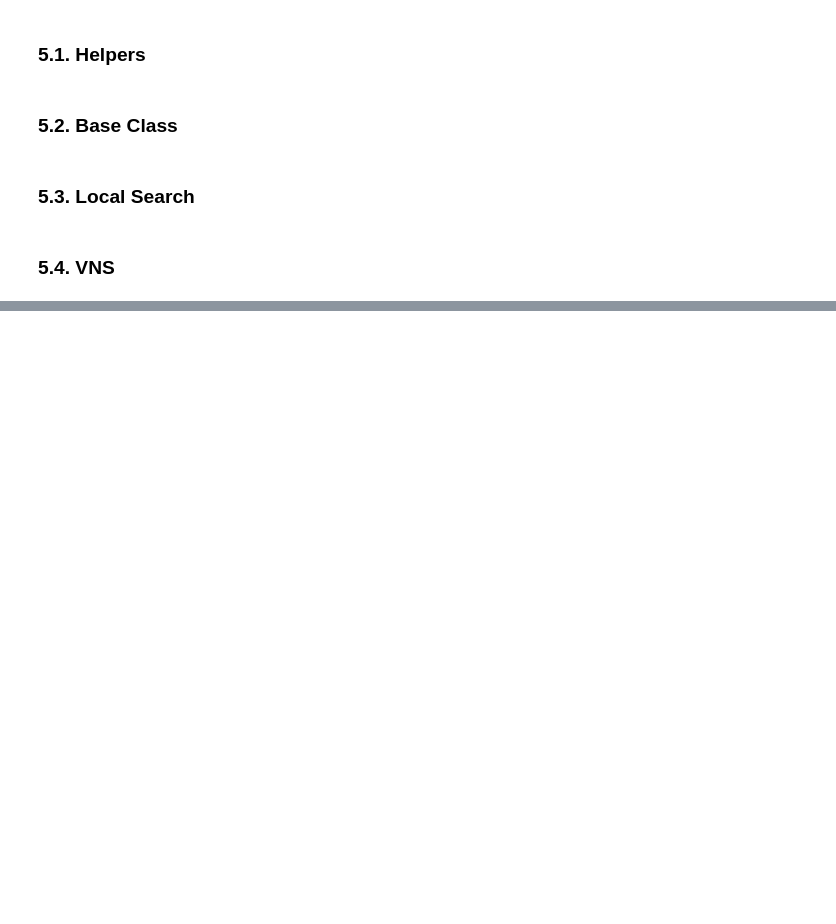
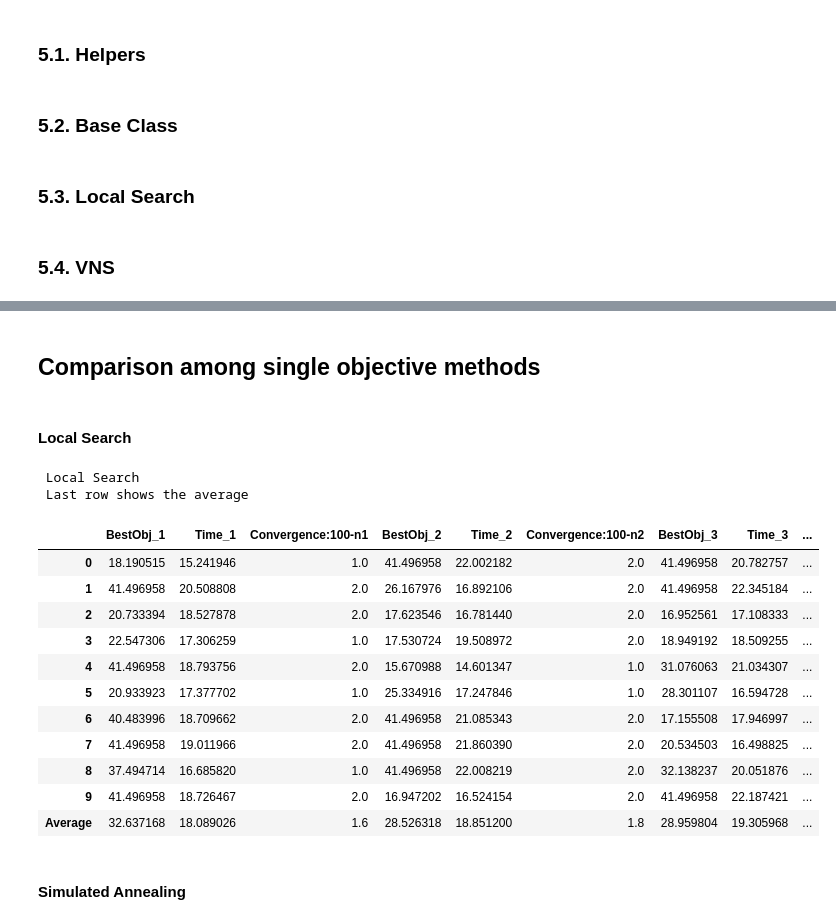
Before and after one commit to TengXu94/simulation-and-optimization, a Jupyter notebook: group_5_project/Group_5_Simulation.ipynb, the cells around one changed output, grey strips where cells are left out. Cells and saved outputs as stored; diff of their text form; code cells hidden in the pictures; blank space fills up the shorter version.

```diff
--- a/group_5_project/Group_5_Simulation.ipynb
+++ b/group_5_project/Group_5_Simulation.ipynb
@@ -1723,0 +1785,65 @@ AttributeError: 'VNSMultiObj' object has no attribute 'print_pareto_frontier'
+# %% [markdown]
+## Comparison among single objective methods
+# %% [markdown]
+#### Local Search
+# %%
+Local_search_best = [[]]
+Local_search_time = [[]]
+Local_search_convergence = [[]]
+
+for k in range(4):
+
+    Local_search_best_k = []
+    Local_search_time_k = []
+    Local_search_convergence_k = []
+    for i in range(10):
+        local_search = LocalSearch(rg_, init_sol, 2, "average")
+        local_search.run(which_neighbor=k+1)
+
+        Local_search_best_k.append(local_search.history_bestsol[-1])
+        Local_search_time_k.append(local_search.time)
+        Local_search_convergence_k.append(local_search.history_bestsol.count(local_search.history_bestsol[-1]))
+
+    Local_search_best.append(Local_search_best_k)
+    Local_search_time.append(Local_search_time_k)
+    Local_search_convergence.append(Local_search_convergence_k)
+# %%
+def Average(lst):
+    return sum(lst) / len(lst)
+x={}
+for i in range(1,5):
+    x['BestObj_'+str(i)] = Local_search_best[i]
+    x['Time_'+str(i)] = Local_search_time[i]
+    x['Convergence:100-n'+str(i)] = Local_search_convergence[i]
+
+LS_SO = pd.DataFrame(x)
+
+new_row={}
+for i in range(1,5):
+    new_row['BestObj_'+str(i)] = Average(Local_search_best[i])
+    new_row['Time_'+str(i)] = Average(Local_search_time[i])
+    new_row['Convergence:100-n'+str(i)] = Average(Local_search_convergence[i])
+
+LS_SO = LS_SO.append(new_row, ignore_index=True)
+LS_SO.rename({LS_SO.index[-1]: 'Average'}, inplace=True)
+
+print("\033[1m Local Search \033[0m")
+print("\033[3m Last row shows the average \033[0m")
+display(LS_SO)
+# %% [output]
+ Local Search
+ Last row shows the average
+|  | BestObj_1 | Time_1 | Convergence:100-n1 | BestObj_2 | Time_2 | Convergence:100-n2 | BestObj_3 | Time_3 | ... |
+| 0 | 18.190515 | 15.241946 | 1.0 | 41.496958 | 22.002182 | 2.0 | 41.496958 | 20.782757 | ... |
+| 1 | 41.496958 | 20.508808 | 2.0 | 26.167976 | 16.892106 | 2.0 | 41.496958 | 22.345184 | ... |
+| 2 | 20.733394 | 18.527878 | 2.0 | 17.623546 | 16.781440 | 2.0 | 16.952561 | 17.108333 | ... |
+| 3 | 22.547306 | 17.306259 | 1.0 | 17.530724 | 19.508972 | 2.0 | 18.949192 | 18.509255 | ... |
+| 4 | 41.496958 | 18.793756 | 2.0 | 15.670988 | 14.601347 | 1.0 | 31.076063 | 21.034307 | ... |
+| 5 | 20.933923 | 17.377702 | 1.0 | 25.334916 | 17.247846 | 1.0 | 28.301107 | 16.594728 | ... |
+| 6 | 40.483996 | 18.709662 | 2.0 | 41.496958 | 21.085343 | 2.0 | 17.155508 | 17.946997 | ... |
+| 7 | 41.496958 | 19.011966 | 2.0 | 41.496958 | 21.860390 | 2.0 | 20.534503 | 16.498825 | ... |
+| 8 | 37.494714 | 16.685820 | 1.0 | 41.496958 | 22.008219 | 2.0 | 32.138237 | 20.051876 | ... |
+| 9 | 41.496958 | 18.726467 | 2.0 | 16.947202 | 16.524154 | 2.0 | 41.496958 | 22.187421 | ... |
+| Average | 32.637168 | 18.089026 | 1.6 | 28.526318 | 18.851200 | 1.8 | 28.959804 | 19.305968 | ... |
+# %% [markdown]
+#### Simulated Annealing
```
Also changed, not shown: parts of 49 cells of this notebook.
